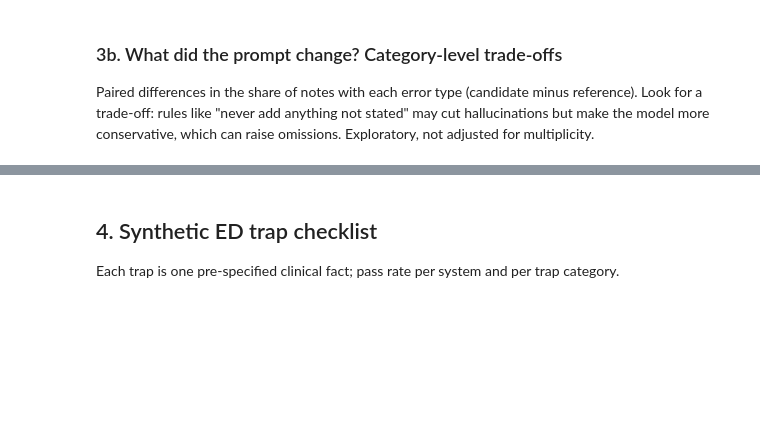
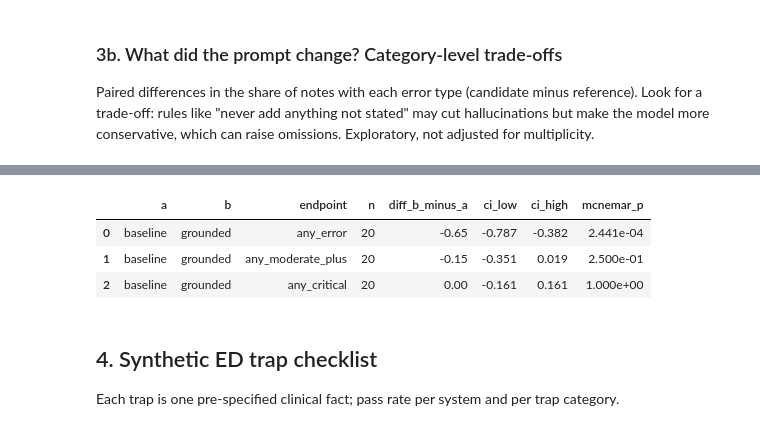
Before and after one commit to mayaremington/llm_clinical_eval, a Jupyter notebook: notebooks/analysis.ipynb, the cells around one changed output, grey strips where cells are left out. Saved outputs shown, nothing was run; the diff lists cells and outputs as text; code cells hidden in the pictures; blank space fills up the shorter version.

```diff
--- a/notebooks/analysis.ipynb
+++ b/notebooks/analysis.ipynb
@@ -154,14 +210,19 @@ else:
 # %%
 # All pairwise comparisons (exploratory; not multiplicity-adjusted)
 out = []
 for i, a in enumerate(SYSTEMS):
     for b in SYSTEMS[i + 1:]:
         for c in ["any_error", "any_moderate_plus", "any_critical"]:
             pw2 = su.paired(H, a, b, c)
-            d, lo, hi = su.paired_diff_ci(pw2[a], pw2[b])
+            d, lo, hi = su.newcombe_paired_ci(pw2[a], pw2[b])
             out.append({"a": a, "b": b, "endpoint": c, "n": len(pw2), "diff_b_minus_a": d, "ci_low": lo, "ci_high": hi,
                         "mcnemar_p": su.mcnemar_exact(pw2[a], pw2[b])["p_value"]})
 pd.DataFrame(out)
+# %% [output]
+|  | a | b | endpoint | n | diff_b_minus_a | ci_low | ci_high | mcnemar_p |
+| 0 | baseline | grounded | any_error | 20 | -0.65 | -0.787 | -0.382 | 2.441e-04 |
+| 1 | baseline | grounded | any_moderate_plus | 20 | -0.15 | -0.351 | 0.019 | 2.500e-01 |
+| 2 | baseline | grounded | any_critical | 20 | 0.00 | -0.161 | 0.161 | 1.000e+00 |
 # %% [markdown]
 ## 4. Synthetic ED trap checklist
 Each trap is one pre-specified clinical fact; pass rate per system and per trap category.
```
Also changed, not shown: parts of 19 cells of this notebook, 2 other files.
